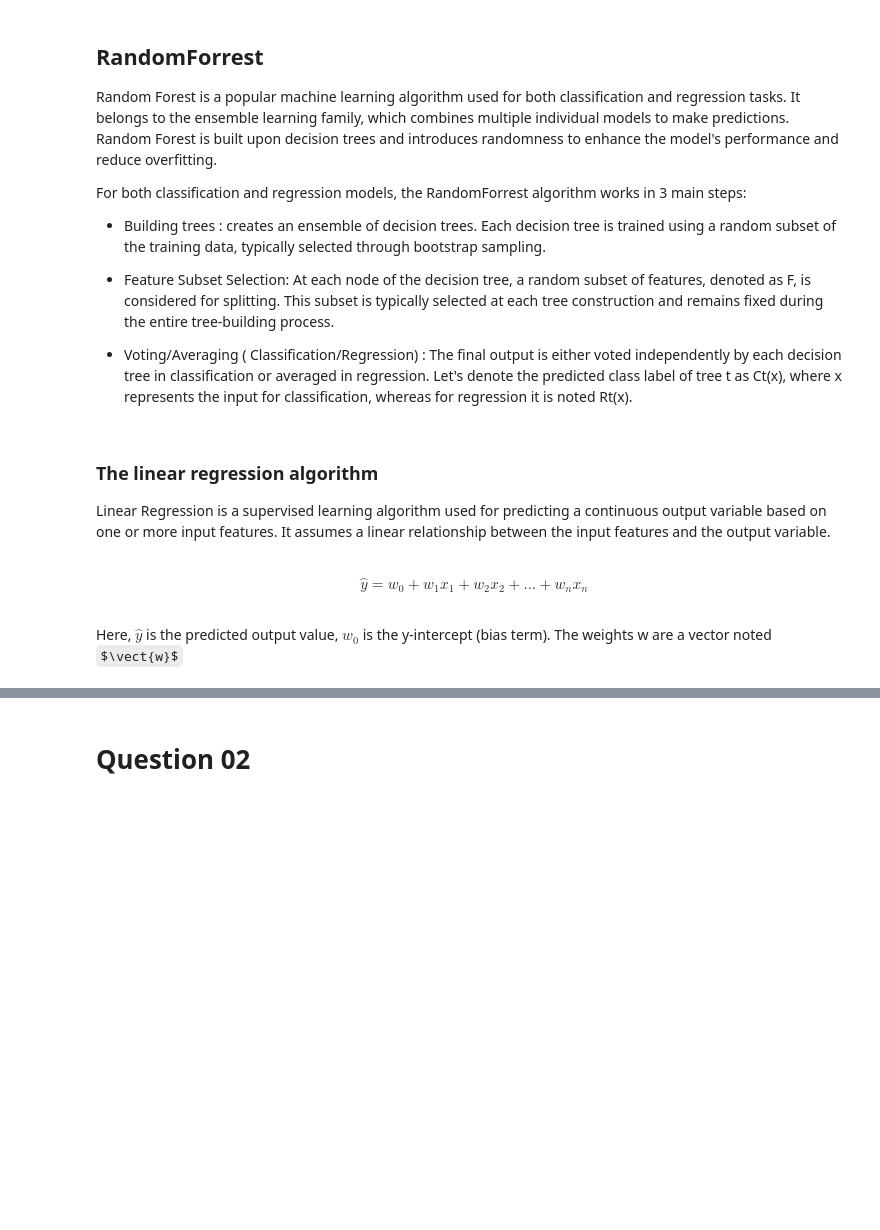
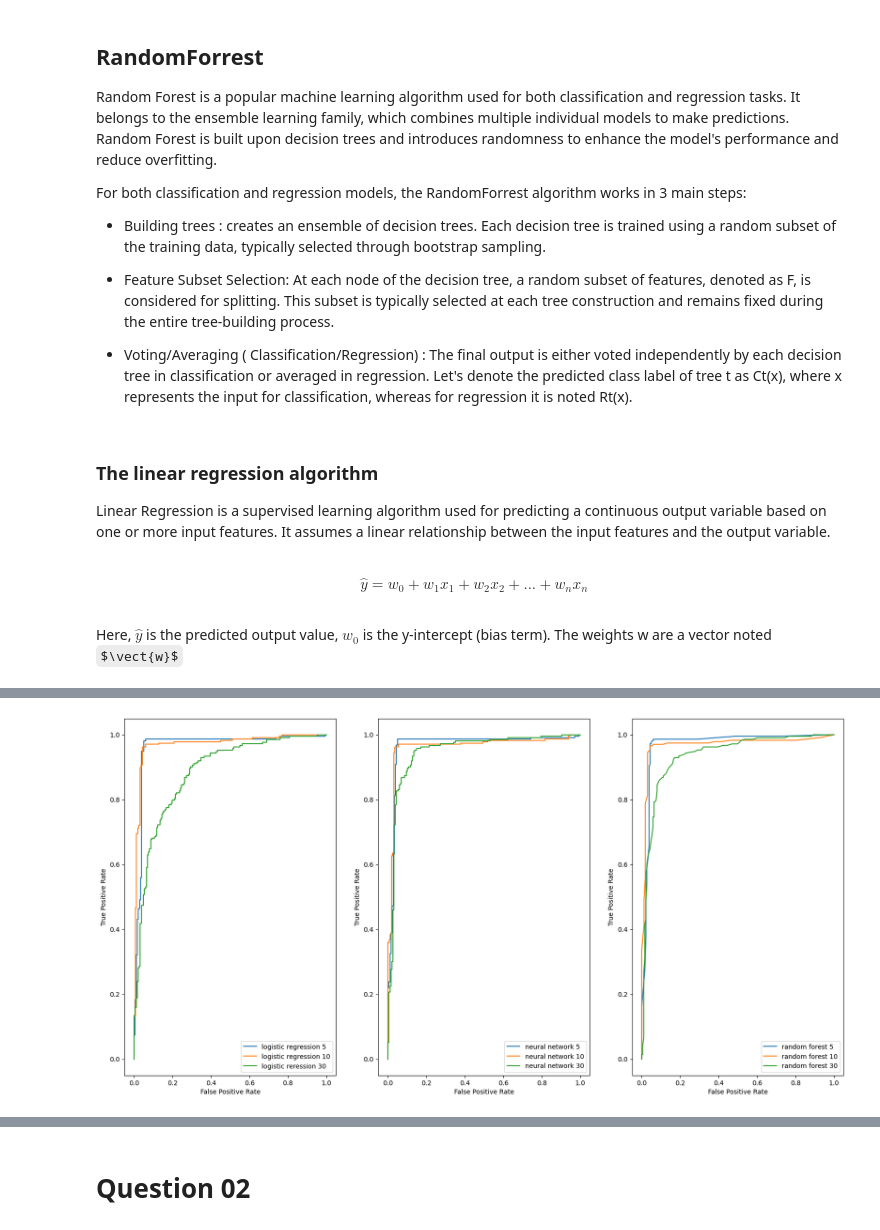
Before and after one commit to whalit/SFML-Project, a Jupyter notebook: Project.ipynb, the cells around one changed output, grey strips where cells are left out. Drawn from its saved outputs; the diff is of its cells as text; code cells hidden in the pictures; some formulas as TeX source; blank space fills up the shorter version.

```diff
--- a/Project.ipynb
+++ b/Project.ipynb
@@ -156,0 +155,19 @@ df_trimmed.to_csv('s_y_trimmed.csv', index=False)
+# %%
+# Splitting the data
+x_train_1 , x_test_1 , y_train_1 , y_test_1 = train_test_split(x_1 , y_1 , test_size = 0.2 , random_state = 100 )
+x_train_2 , x_test_2 , y_train_2 , y_test_2 = train_test_split(x_2 , y_2 , test_size = 0.2, random_state = 100)
+x_train_3 , x_test_3 , y_train_3 , y_test_3 = train_test_split(x_3 , y_3 , test_size = 0.2, random_state = 100)
+
+# Fitting the data to the models
+for model_data in [(nnModel_1, x_train_1 , y_train_1) ,
+                  (nnModel_2, x_train_2 , y_train_2),
+                  (nnModel_3, x_train_3 , y_train_3),
+
+                   (lrModel_1, x_train_1 , y_train_1),
+                  (lrModel_2, x_train_2 , y_train_2),
+                  (lrModel_3, x_train_3 , y_train_3),
+
+                  (rfModel_1, x_train_1 , y_train_1),
+                  (rfModel_2, x_train_2 , y_train_2),
+                  (rfModel_3, x_train_3 , y_train_3)]:
+    model_data[0].fit(model_data[1] , model_data[2])
@@ -156,0 +219,60 @@ df_trimmed.to_csv('s_y_trimmed.csv', index=False)
+# %%
+
+# predict probabilities
+
+#Logistic regression
+y_pred_proba_1_lr = lrModel_1.predict_proba(x_test_1)[::,1]
+y_pred_proba_2_lr = lrModel_2.predict_proba(x_test_2)[::,1]
+y_pred_proba_3_lr = lrModel_3.predict_proba(x_test_3)[::,1]
+
+#neural networks
+y_pred_proba_1_nn = nnModel_1.predict_proba(x_test_1)[::,1]
+y_pred_proba_2_nn = nnModel_2.predict_proba(x_test_2)[::,1]
+y_pred_proba_3_nn = nnModel_3.predict_proba(x_test_3)[::,1]
+
+#RandomForest
+y_pred_proba_1_rf = rfModel_1.predict_proba(x_test_1)[::,1]
+y_pred_proba_2_rf = rfModel_2.predict_proba(x_test_2)[::,1]
+y_pred_proba_3_rf = rfModel_3.predict_proba(x_test_3)[::,1]
+
+#define metrics LR
+fpr_1_lr, tpr_1_lr, _ = metrics.roc_curve(y_test_1,  y_pred_proba_1_lr)
+fpr_2_lr, tpr_2_lr, _ = metrics.roc_curve(y_test_2,  y_pred_proba_2_lr)
+fpr_3_lr, tpr_3_lr, _ = metrics.roc_curve(y_test_3,  y_pred_proba_3_lr)
+
+#define metrics NN
+fpr_1_nn, tpr_1_nn, _ = metrics.roc_curve(y_test_1,  y_pred_proba_1_nn)
+fpr_2_nn, tpr_2_nn, _ = metrics.roc_curve(y_test_2,  y_pred_proba_2_nn)
+fpr_3_nn, tpr_3_nn, _ = metrics.roc_curve(y_test_3,  y_pred_proba_3_nn)
+
+#define metrics
+fpr_1_rf, tpr_1_rf, _ = metrics.roc_curve(y_test_1,  y_pred_proba_1_rf)
+fpr_2_rf, tpr_2_rf, _ = metrics.roc_curve(y_test_2,  y_pred_proba_2_rf)
+fpr_3_rf, tpr_3_rf, _ = metrics.roc_curve(y_test_3,  y_pred_proba_3_rf)
+
+#create ROC curve
+
+fig, axs = plt.subplots(1, 3, figsize=(20, 10))  # one row of Axes, two columns = 3 plots
+axs[0].plot(fpr_1_lr,tpr_1_lr , label = "logistic regression 5")
+axs[0].plot(fpr_2_lr,tpr_2_lr , label = "logistic regression 10")
+axs[0].plot(fpr_3_lr,tpr_3_lr , label = "logistic reression 30")
+axs[0].set_xlabel("False Positive Rate")
+axs[0].set_ylabel("True Positive Rate")
+axs[0].legend()
+
+axs[1].plot(fpr_1_nn,tpr_1_nn , label = "neural network 5")
+axs[1].plot(fpr_2_nn,tpr_2_nn, label = "neural network 10")
+axs[1].plot(fpr_3_nn,tpr_3_nn, label = "neural network 30")
+axs[1].set_xlabel("False Positive Rate")
+axs[1].set_ylabel("True Positive Rate")
+axs[1].legend()
+
+
+
+axs[2].plot(fpr_1_rf,tpr_1_rf,label = "random forest 5")
+axs[2].plot(fpr_2_rf,tpr_2_rf,label = "random forest 10")
+axs[2].plot(fpr_3_rf,tpr_3_rf,label = "random forest 30")
+axs[2].set_xlabel("False Positive Rate")
+axs[2].set_ylabel("True Positive Rate")
+axs[2].legend()
+# %% [output]
@@ -156,0 +280 @@ df_trimmed.to_csv('s_y_trimmed.csv', index=False)
+[figure, added]
```
Also changed, not shown: parts of 39 cells of this notebook, 2 other files.
